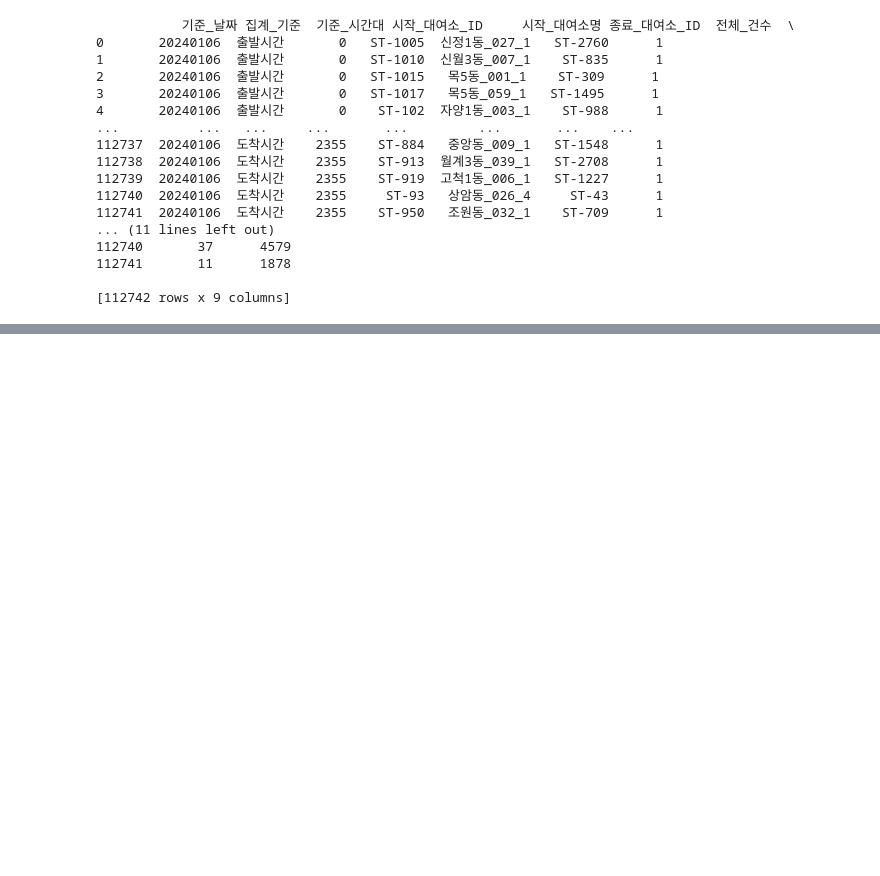
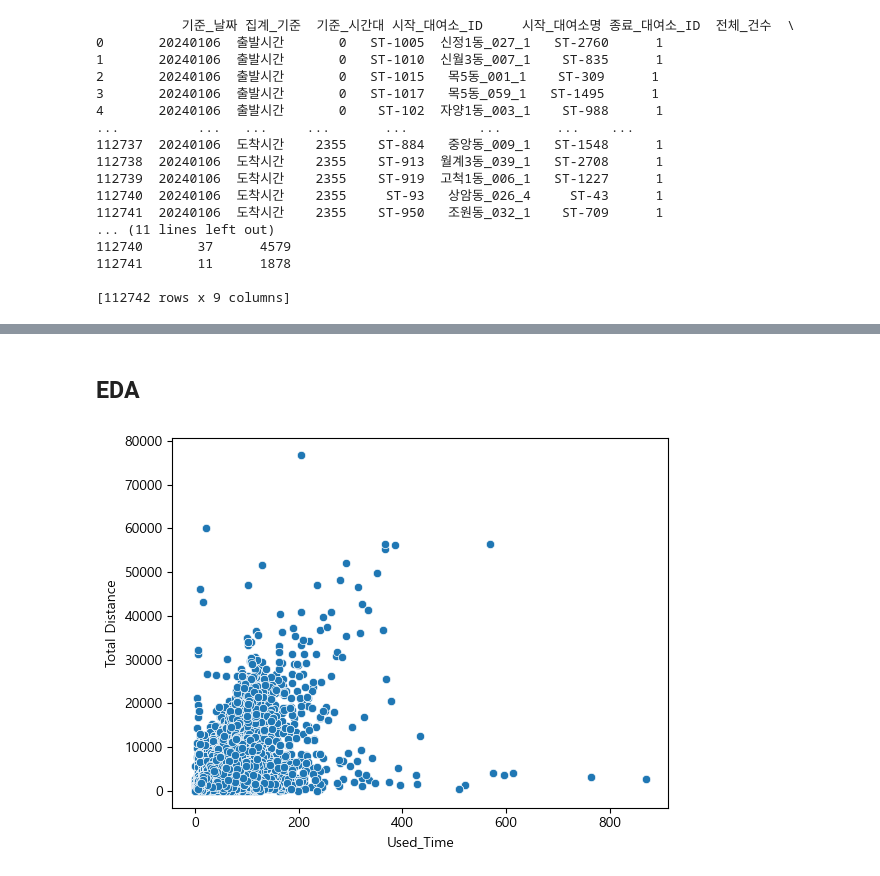
Before and after one commit to Nvuly/SeoulBicycle_Project, a Jupyter notebook: Seoul_Bicycle_Data_Analysis.ipynb, the cells around one changed output, grey strips where cells are left out. Cells and saved outputs as stored; diff of their text form; code cells hidden in the pictures; blank space fills up the shorter version.

```diff
--- a/Seoul_Bicycle_Data_Analysis.ipynb
+++ b/Seoul_Bicycle_Data_Analysis.ipynb
@@ -352,0 +449,3 @@ print(df_3)
+# %%
+df_3.drop(columns=['집계_기준', '전체_건수'],inplace=True)
+print(df_3)
@@ -352,0 +469,8 @@ print(df_3)
+# %%
+df_3.columns=['Date', 'Time', 'PlaceID', 'StartPlace', 'EndPlaceID', 'Used_Time', 'Total Distance']
+
+print(df_3.columns)
+
+print(df_3)
+
+df_3.isnull().sum()
@@ -352,0 +523,2 @@ print(df_3)
+# %% [markdown]
+## EDA
@@ -352,0 +529,6 @@ print(df_3)
+# %%
+### 사용시간대별 총 이용시간의 시각화
+sns.scatterplot(data=df_3, x='Used_Time', y='Total Distance')
+plt.show()
+# %% [output]
+[figure, added]
```
Also changed, not shown: parts of 22 cells of this notebook.
